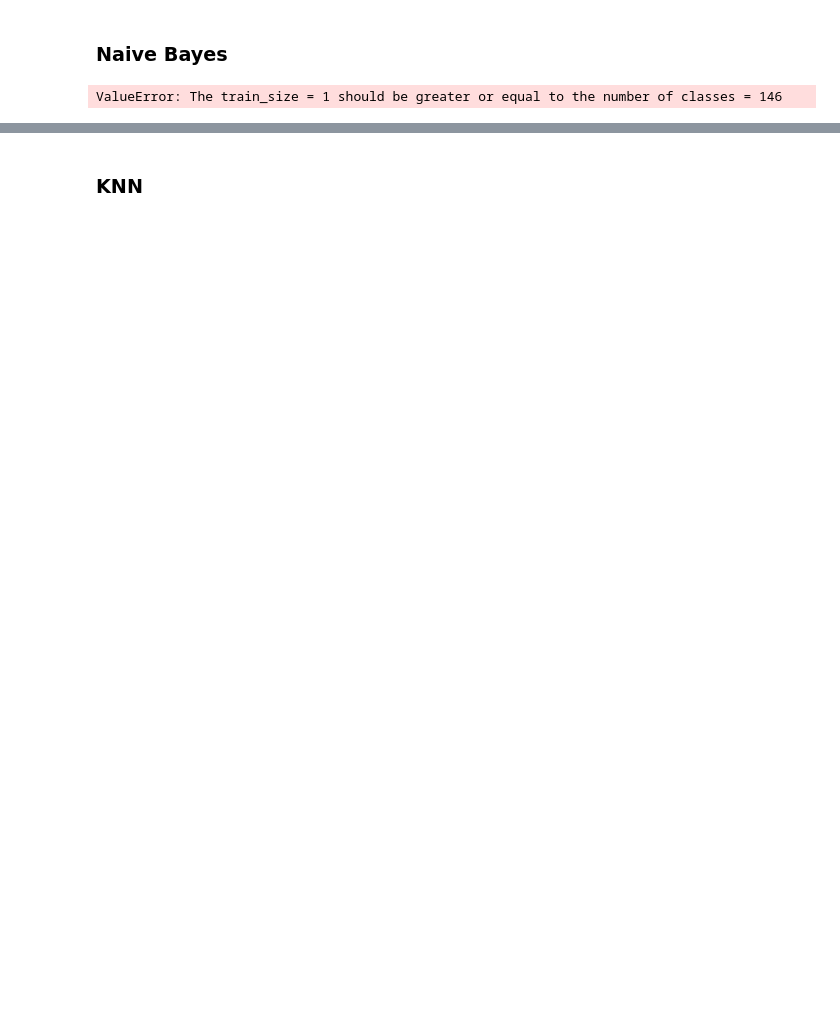
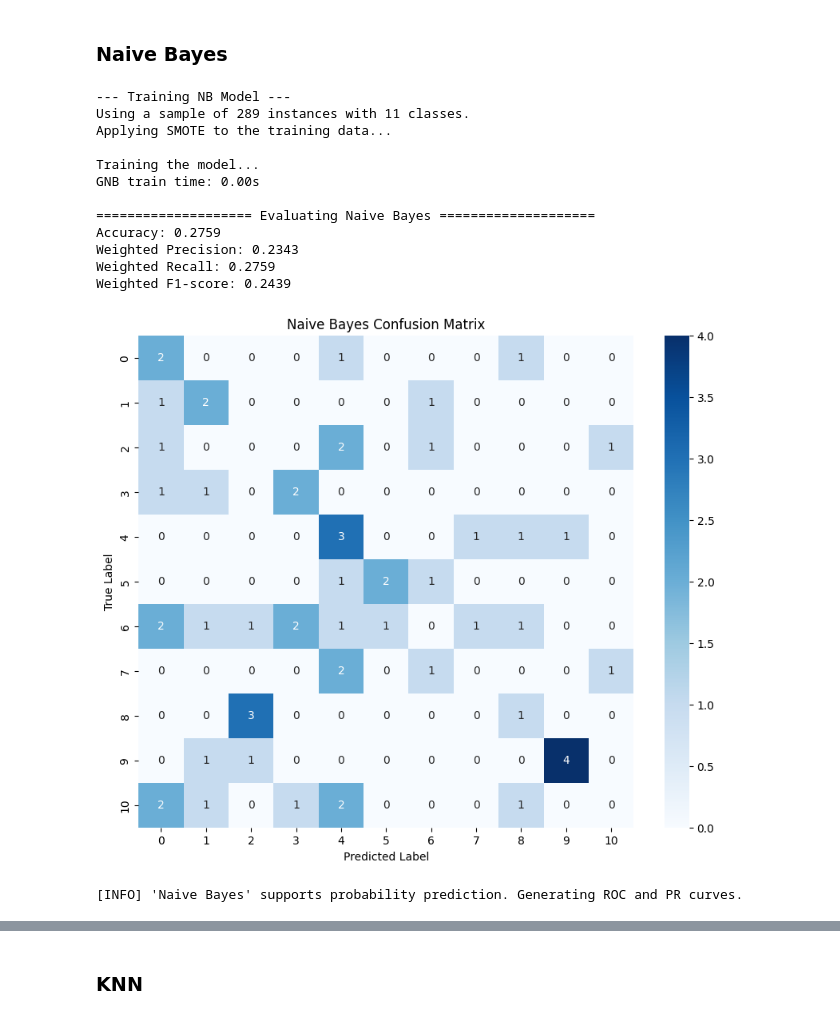
Before and after one commit to massmola/ml-assignments, a Jupyter notebook: Project/mlp-project.ipynb, the cells around one changed output, grey strips where cells are left out. Saved outputs shown, nothing was run; the diff lists cells and outputs as text; code cells hidden in the pictures; blank space fills up the shorter version.

```diff
--- a/Project/mlp-project.ipynb
+++ b/Project/mlp-project.ipynb
@@ -681,47 +685,46 @@ sigmoid F1-score: 0.1687
 ### Naive Bayes
 # %%
 def train_GNB_model(X, y):
+
+    print("--- Training NB Model ---")
 
     # Sample and clean
     X_sampled, y_sampled = sample(X, y, 0.1)
     X_sampled, y_sampled = remove_classes_under(X_sampled, y_sampled, min_instances=20)
+    print(f"Using a sample of {X_sampled.shape[0]} instances with {len(np.unique(y_sampled))} classes.")
 
     # Split
     X_train, y_train, X_test, y_test, X_val, y_val = split(X_sampled, y_sampled)
 
     # Resample
+    print("Applying SMOTE to the training data...")
     smote = SMOTE(random_state=42, k_neighbors=2)
     X_train, y_train = smote.fit_resample(X_train, y_train)
 
     # Train model
+    print("\nTraining the model...")
     model = GaussianNB()
     start_train = time.time()
     model.fit(X_train, y_train)
     print(f"GNB train time: {time.time() - start_train:.2f}s")
 
-    # Predict
-    start_test = time.time()
-    y_pred = model.predict(X_test)
-    print(f"GNB test time: {time.time() - start_test:.2f}s")
-
-    # Accuracy
-    acc = accuracy_score(y_test, y_pred)
-    prec, rec, f1, _ = precision_recall_fscore_support(y_test, y_pred, average='weighted', zero_division=0)
-    print(f"GNB Accuracy: {acc:.4f}")
-    print(f"GNB Precision: {prec:.4f}")
-    print(f"GNB Recall: {rec:.4f}")
-    print(f"GNB F1-score: {f1:.4f}\n")
-
-    # Confusion matrix
-    cm = confusion_matrix(y_test, y_pred)
-    fig_cm, ax_cm = plt.subplots(figsize=(6, 6))
-    sns.heatmap(cm, annot=True, fmt='d', cmap='Blues', ax=ax_cm, cbar=False)
-    ax_cm.set_title("GaussianNB Confusion Matrix")
-    ax_cm.set_xlabel("Predicted")
-    ax_cm.set_ylabel("True")
-    plt.tight_layout()
-    plt.show()
+    # 6. Make predictions and evaluate performance
+    evaluate_model(model, X_test, y_test,
+               model_name="Naive Bayes")
 
 train_GNB_model(X_all, y)
 # %% [output]
-ValueError: The train_size = 1 should be greater or equal to the number of classes = 146
+--- Training NB Model ---
+Using a sample of 289 instances with 11 classes.
+Applying SMOTE to the training data...
+
+Training the model...
+GNB train time: 0.00s
+
+==================== Evaluating Naive Bayes ====================
+Accuracy: 0.2759
+Weighted Precision: 0.2343
+Weighted Recall: 0.2759
+Weighted F1-score: 0.2439
+[figure, added]
+[INFO] 'Naive Bayes' supports probability prediction. Generating ROC and PR curves.
```
Also changed, not shown: parts of 7 cells of this notebook.
